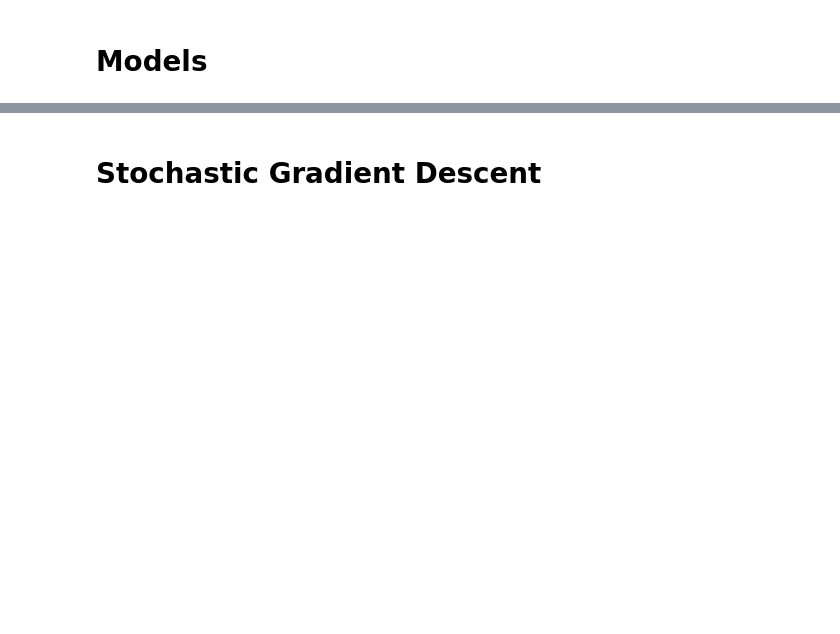
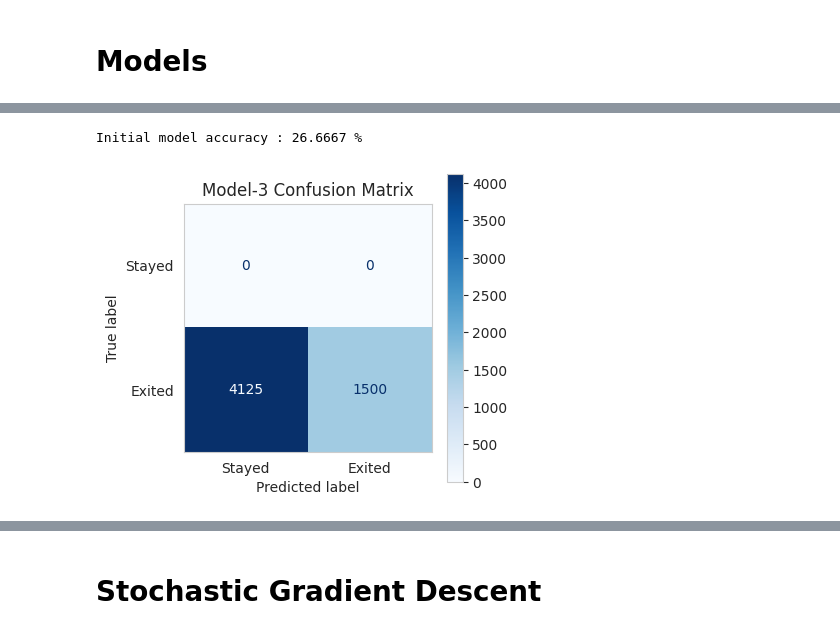
Before and after one commit to severussnape19/Deep_Learning, a Jupyter notebook: Classification_Models/teleco_Churn_Modelling.ipynb, the cells around one changed output, grey strips where cells are left out. Drawn from its saved outputs; the diff is of its cells as text; code cells hidden in the pictures; blank space fills up the shorter version.

```diff
--- a/Classification_Models/teleco_Churn_Modelling.ipynb
+++ b/Classification_Models/teleco_Churn_Modelling.ipynb
@@ -191,7 +376,19 @@ print(f"Initial Confusion matrix :\n {confusion_matrix(y_lables, y_train)}")
 # %%
+# MODEL 3
 with torch.inference_mode():
   y_pred = model_3(X_train)
   y_preds = torch.round(y_pred)
 
 print(f"Initial model accuracy : {accuracy_score(y_preds, y_train) * 100:.4f} %\n")
-print(f"Initial Confusion matrix :\n {confusion_matrix(y_preds, y_train)}")
+cm_3 = confusion_matrix(y_preds, y_train)
+
+fig, ax = plt.subplots(figsize=(4, 4))
+
+disp = ConfusionMatrixDisplay(confusion_matrix=cm_3, display_labels=["Stayed", "Exited"])
+disp.plot(cmap="Blues", ax=ax)
+ax.set_title("Model-3 Confusion Matrix")
+plt.grid(False)
+plt.show()
+# %% [output]
+Initial model accuracy : 26.6667 %
+[figure, added]
```
Also changed, not shown: parts of 85 cells of this notebook.
